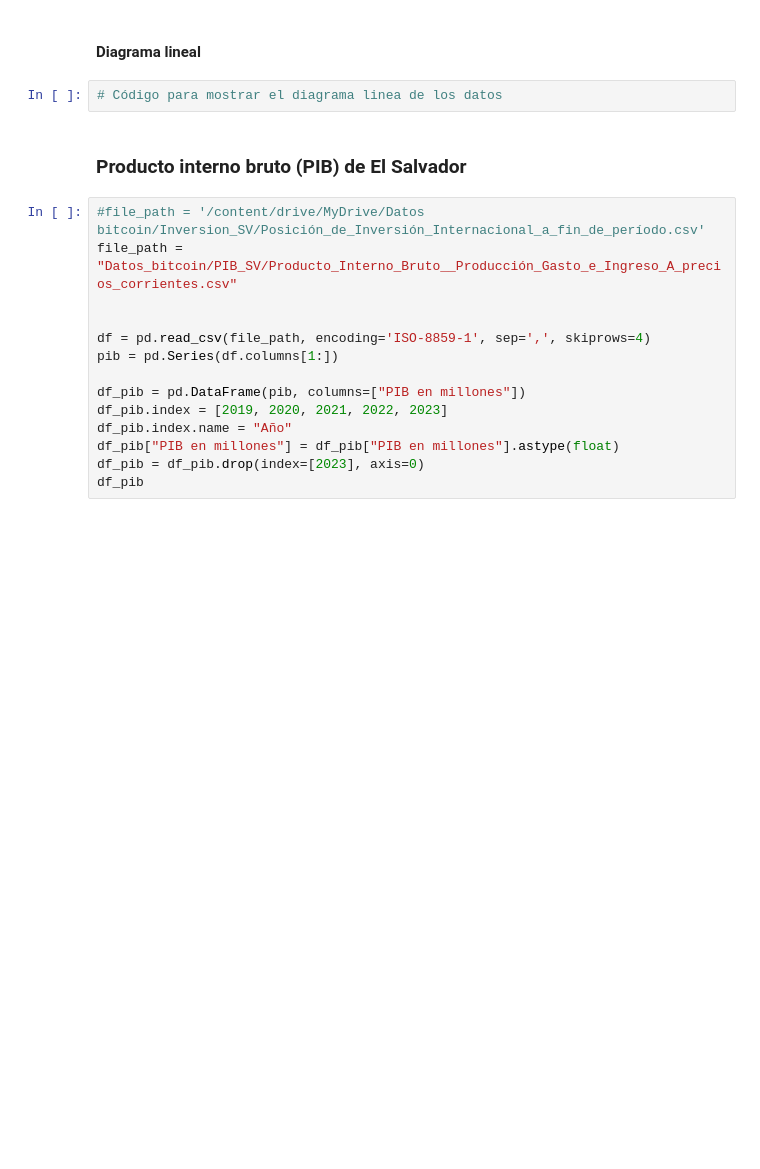
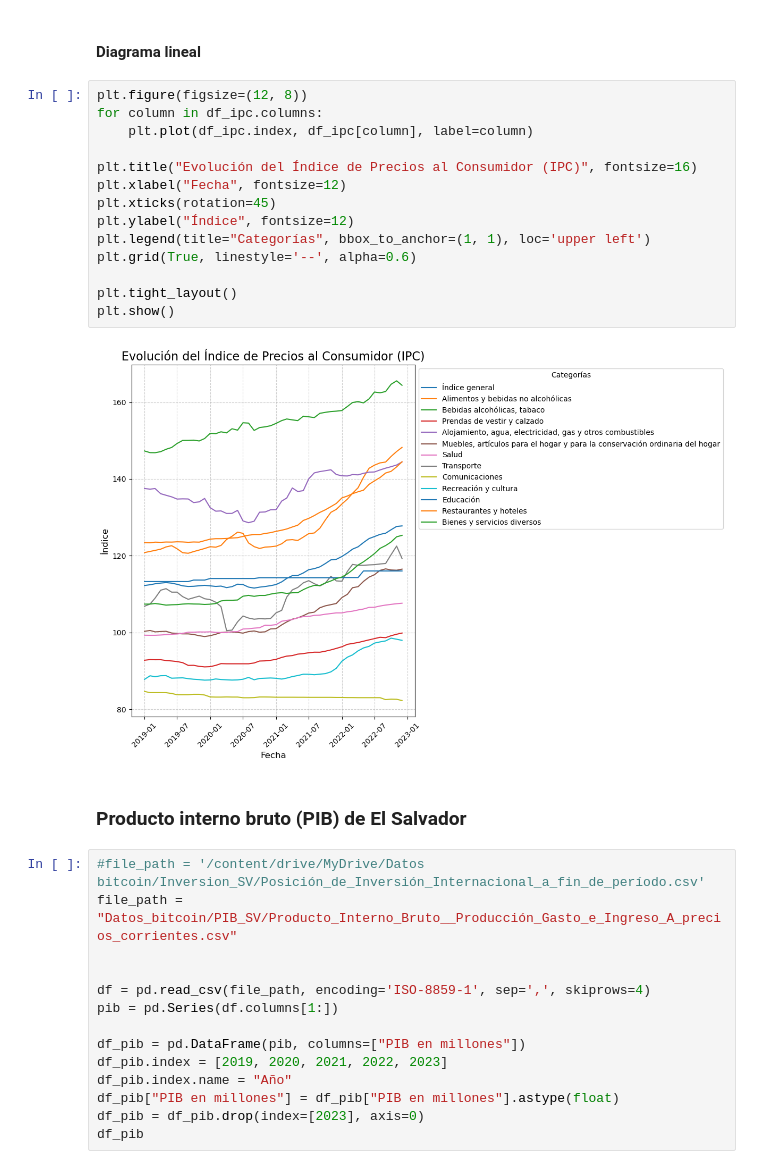
Before and after one commit to JosueRodriguezSams/CriptoSV---Samsung, a Jupyter notebook: Analisis_impacto_del_bitcoin.ipynb, the cells around one changed output. Drawn from its saved outputs; the diff is of its cells as text; blank space fills up the shorter version.

Commit message:
csv ipc actualizado e ipc df y diagrama lineal agregados

```diff
--- a/Analisis_impacto_del_bitcoin.ipynb
+++ b/Analisis_impacto_del_bitcoin.ipynb
@@ -75,7 +78,21 @@ df_ipc.head()
 # %% [markdown]
 #### Diagrama lineal
 # %%
-# Código para mostrar el diagrama linea de los datos
+plt.figure(figsize=(12, 8))
+for column in df_ipc.columns:
+    plt.plot(df_ipc.index, df_ipc[column], label=column)
+
+plt.title("Evolución del Índice de Precios al Consumidor (IPC)", fontsize=16)
+plt.xlabel("Fecha", fontsize=12)
+plt.xticks(rotation=45)
+plt.ylabel("Índice", fontsize=12)
+plt.legend(title="Categorías", bbox_to_anchor=(1, 1), loc='upper left')
+plt.grid(True, linestyle='--', alpha=0.6)
+
+plt.tight_layout()
+plt.show()
+# %% [output]
+[figure, added]
 # %% [markdown]
 ### Producto interno bruto (PIB) de El Salvador
 # %%
```
Also changed, not shown: parts of 2 cells of this notebook, 1 other file.
